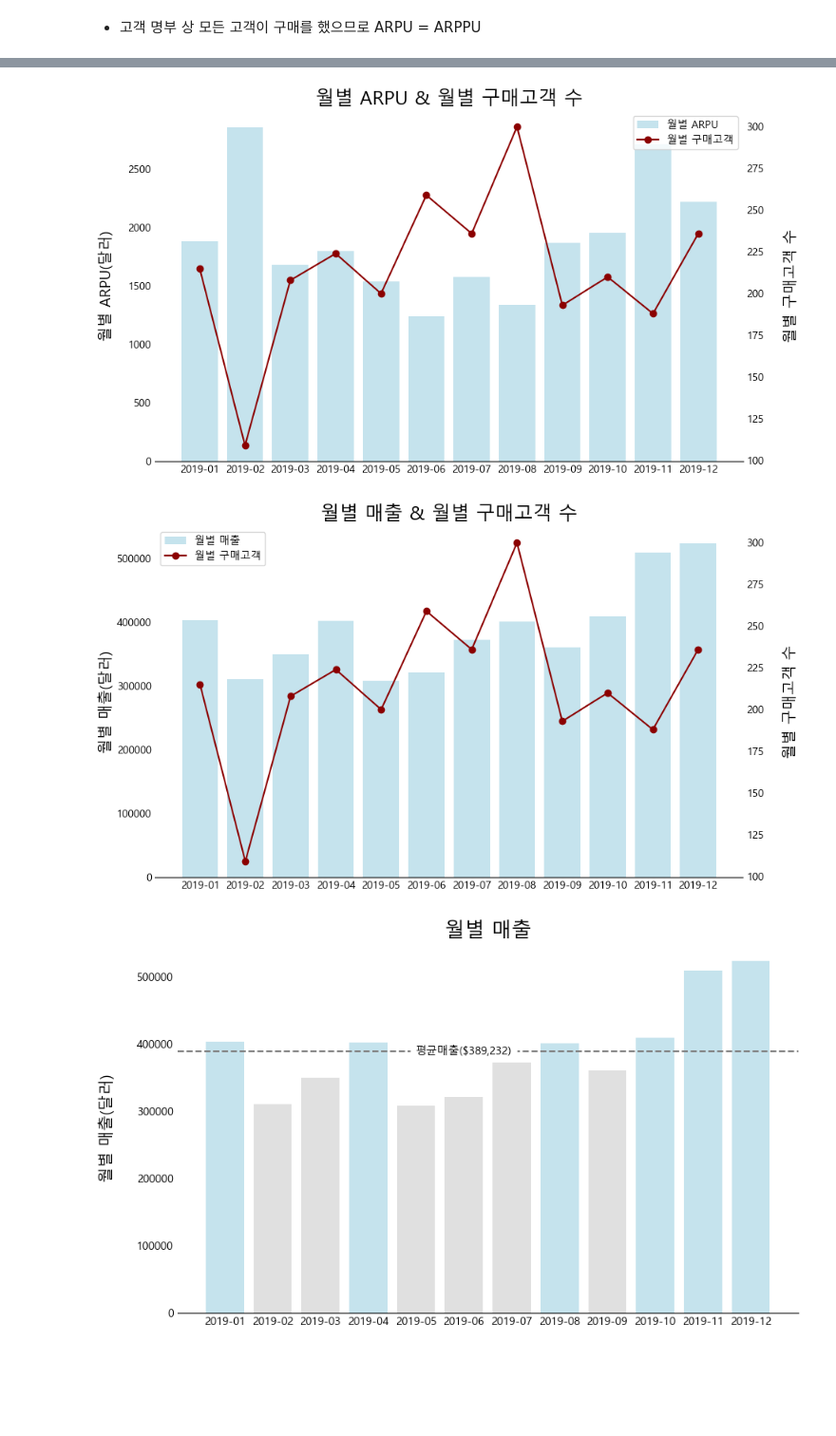
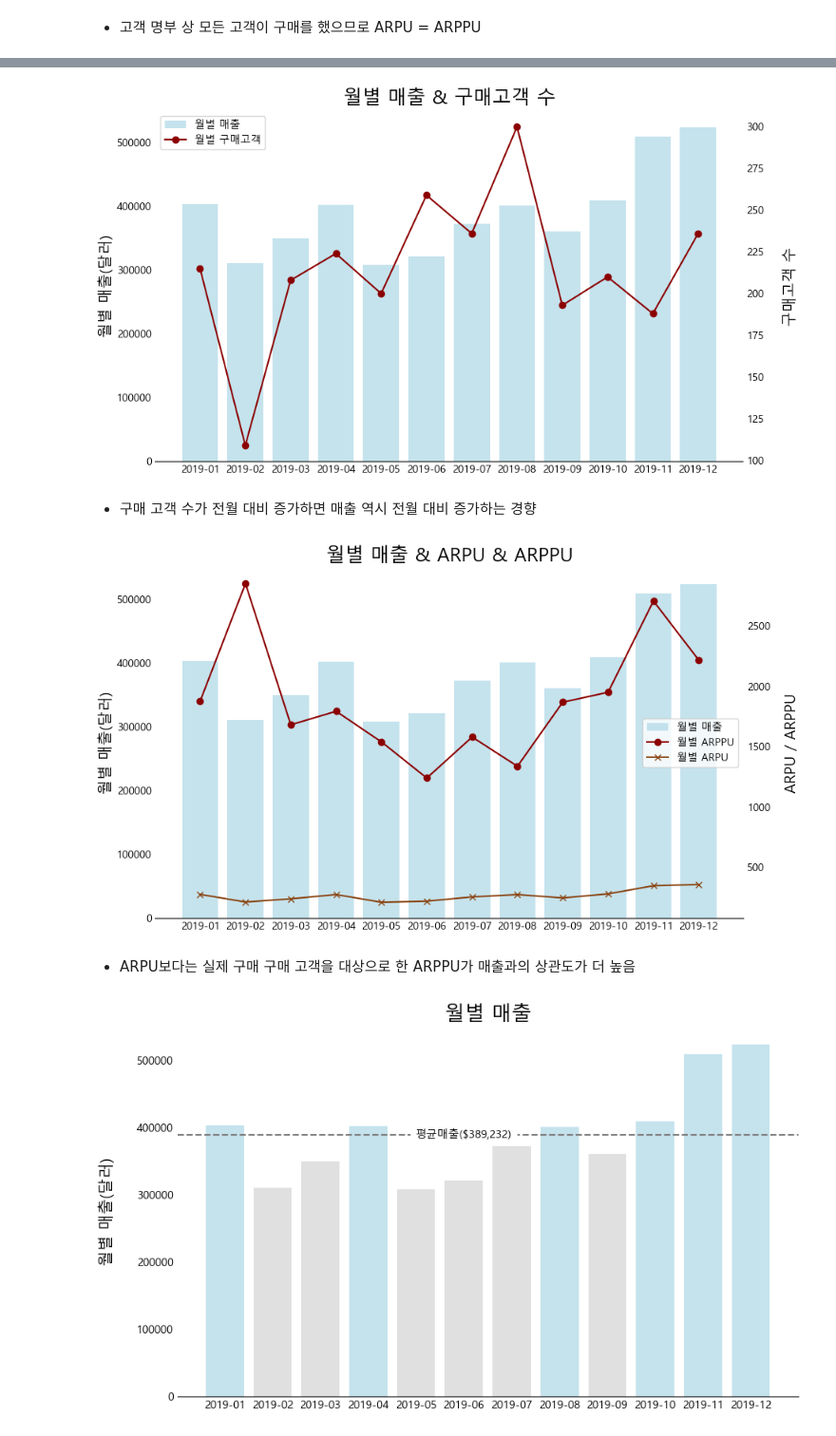
Before and after one commit to buzziru/ML_COMMERCE, a Jupyter notebook: eda/01_First Look_매출분석.ipynb, the cells around one changed output, grey strips where cells are left out. Shown at 95% size. Cells and saved outputs as stored; diff of their text form; code cells hidden in the pictures; blank space fills up the shorter version.

Commit message:
modify ARPU -> ARPPU

```diff
--- a/eda/01_First Look_매출분석.ipynb
+++ b/eda/01_First Look_매출분석.ipynb
@@ -179,7 +179,7 @@ SELECT
     DATE_FORMAT(TransactionDate, '%Y-%m') AS 월,
     COUNT(DISTINCT CustomerID) AS 월별_구매고객,
     ROUND(SUM(매출), 2) AS 월별_매출,
-    ROUND(SUM(매출) / COUNT(DISTINCT CustomerID), 2) AS 월별_ARPU
+    ROUND(SUM(매출) / COUNT(DISTINCT CustomerID), 2) AS 월별_ARPPU
 FROM(
     SELECT
         CustomerID,
@@ -194,6 +194,6 @@ GROUP BY 월
 ORDER BY 월
 ;
 '''
-month_arpu = show_sql_result(sql)
-month_arpu
+month_arppu = show_sql_result(sql)
+month_arppu
 # %% [output]
@@ -210,3 +210,7 @@ month_arpu
 | 9 | 2019-10 | 210 | 409681.28 | 1950.86 |
 | 10 | 2019-11 | 188 | 508942.62 | 2707.14 |
 | 11 | 2019-12 | 236 | 523258.19 | 2217.20 |
+# %%
+month_arppu['월별_매출'] = month_arppu['월별_매출'].astype(float)
+month_arppu['월별_ARPU'] = round(month_arppu.월별_매출 / 1468, 2)
+month_arppu
@@ -213,46 +231,49 @@ month_arpu
 # %%
 plt.figure(figsize=(10, 6))
 
 ax1 = plt.gca()
-ax1.bar(month_arpu.월, month_arpu.월별_ARPU, color='lightblue', alpha=0.7, label='월별 ARPU')
-ax1.set_ylabel('월별 ARPU(달러)', fontsize=14)
+ax1.bar(month_arppu.월, month_arppu.월별_매출, color='lightblue', alpha=0.7, label='월별 매출')
+ax1.set_ylabel('월별 매출(달러)', fontsize=14)
 
 ax2 = ax1.twinx()
-ax2.plot(month_arpu.월, month_arpu.월별_구매고객, color='darkred', marker='o', label='월별 구매고객')
-ax2.set_ylabel('월별 구매고객 수', fontsize=14)
+ax2.plot(month_arppu.월, month_arppu.월별_구매고객, color='darkred', marker='o', label='월별 구매고객')
+ax2.set_ylabel('구매고객 수', fontsize=14)
 
 ax1.yaxis.set_tick_params(size=0)
 ax2.yaxis.set_tick_params(size=0)
 ax1.xaxis.set_tick_params(size=0)
 
 ax1.spines['top'].set_visible(False)
 ax1.spines['left'].set_visible(False)
 ax1.spines['right'].set_visible(False)
 ax2.spines['top'].set_visible(False)
 ax2.spines['left'].set_visible(False)
 ax2.spines['right'].set_visible(False)
 
 lines, labels = ax1.get_legend_handles_labels()
 lines2, labels2 = ax2.get_legend_handles_labels()
-ax2.legend(lines + lines2, labels + labels2, loc='best')
+ax2.legend(lines + lines2, labels + labels2, loc='upper left')
 
 ax1.yaxis.set_label_coords(-0.07, 0.5)
 ax2.yaxis.set_label_coords(1.07, 0.5)
 
-plt.title('월별 ARPU & 월별 구매고객 수', fontsize=18)
+plt.title('월별 매출 & 구매고객 수', fontsize=18)
 plt.show()
 # %% [output]
-[figure, old version]
+[figure, new version]
+# %% [markdown]
+- 구매 고객 수가 전월 대비 증가하면 매출 역시 전월 대비 증가하는 경향
 # %%
 plt.figure(figsize=(10, 6))
 
 ax1 = plt.gca()
-ax1.bar(month_arpu.월, month_arpu.월별_매출, color='lightblue', alpha=0.7, label='월별 매출')
+ax1.bar(month_arppu.월, month_arppu.월별_매출, color='lightblue', alpha=0.7, label='월별 매출')
 ax1.set_ylabel('월별 매출(달러)', fontsize=14)
 
 ax2 = ax1.twinx()
-ax2.plot(month_arpu.월, month_arpu.월별_구매고객, color='darkred', marker='o', label='월별 구매고객')
-ax2.set_ylabel('월별 구매고객 수', fontsize=14)
+ax2.plot(month_arppu.월, month_arppu.월별_ARPPU, color='darkred', marker='o', label='월별 ARPPU')
+ax2.plot(month_arppu.월, month_arppu.월별_ARPU, color='saddlebrown', marker='x', label='월별 ARPU')
+ax2.set_ylabel('ARPU / ARPPU', fontsize=14)
 
 ax1.yaxis.set_tick_params(size=0)
 ax2.yaxis.set_tick_params(size=0)
@@ -267,13 +288,15 @@ ax2.spines['right'].set_visible(False)
 
 lines, labels = ax1.get_legend_handles_labels()
 lines2, labels2 = ax2.get_legend_handles_labels()
-ax2.legend(lines + lines2, labels + labels2, loc='upper left')
+ax2.legend(lines + lines2, labels + labels2, loc='center right')
 
 ax1.yaxis.set_label_coords(-0.07, 0.5)
 ax2.yaxis.set_label_coords(1.07, 0.5)
 
-plt.title('월별 매출 & 월별 구매고객 수', fontsize=18)
+plt.title('월별 매출 & ARPU & ARPPU', fontsize=18)
 plt.show()
 # %% [output]
-[figure, old version]
+[figure, new version]
+# %% [markdown]
+- ARPU보다는 실제 구매 구매 고객을 대상으로 한 ARPPU가 매출과의 상관도가 더 높음
 # %%
```
Also changed, not shown: parts of 7 cells of this notebook.
